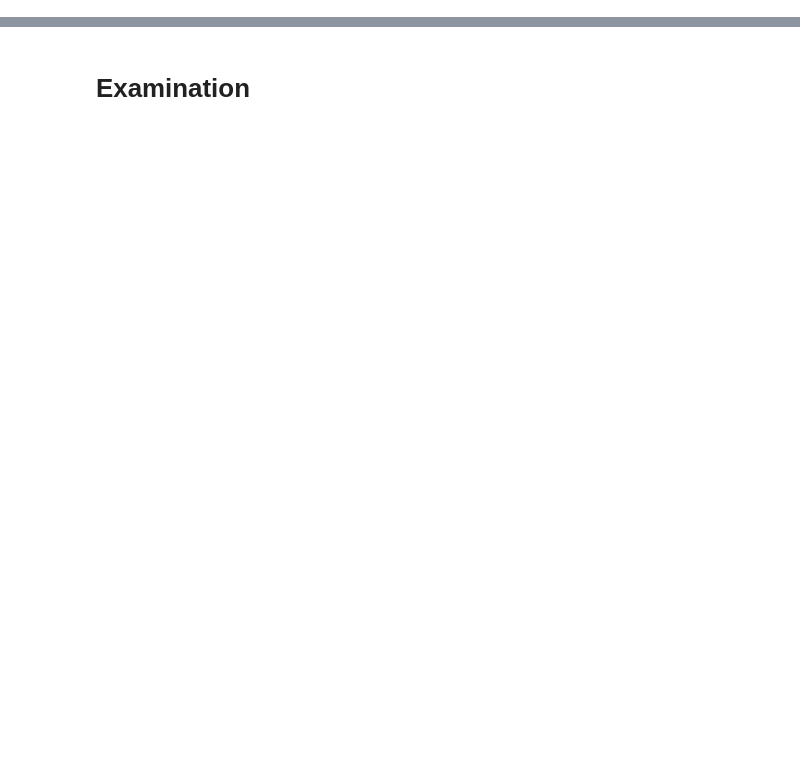
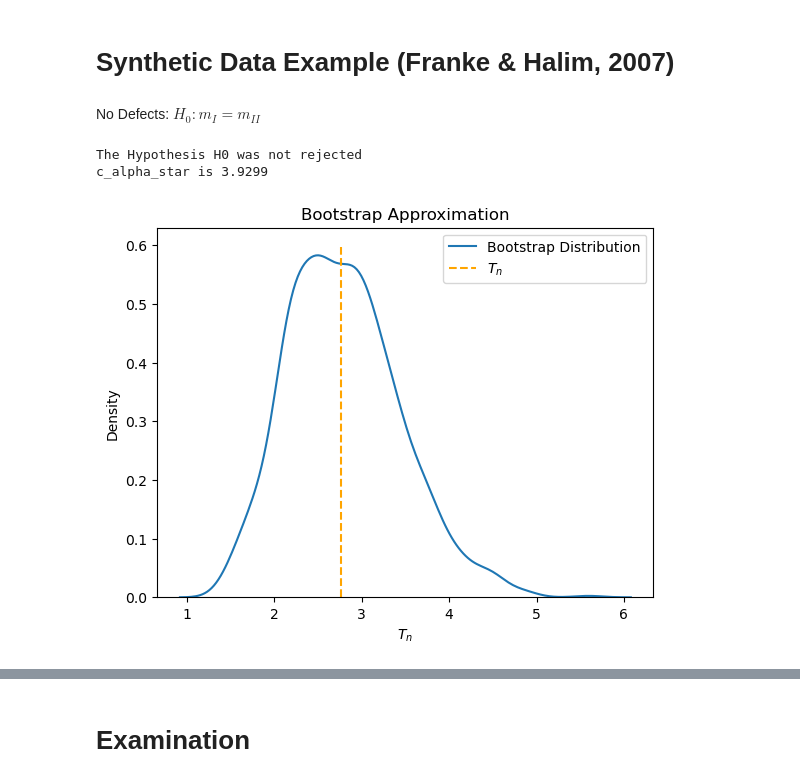
Before and after one commit to JonasEmrich/Wild-Bootstrap-Tests, a Jupyter notebook: wild_bootstrap.ipynb, the cells around one changed output, grey strips where cells are left out. Drawn from its saved outputs; the diff is of its cells as text; code cells hidden in the pictures; blank space fills up the shorter version.

```diff
--- a/wild_bootstrap.ipynb
+++ b/wild_bootstrap.ipynb
@@ -4,0 +17,26 @@ from utils import *
+# %% [markdown]
+# Synthetic Data Example (Franke & Halim, 2007)
+# %% [markdown]
+No Defects: $H_0: m_I = m_{II}$
+# %%
+# Generate observational data
+N = 500
+x = np.arange(N)/N
+m1 = np.sin(np.pi*2*x)
+sigma = 0.7 - 1.4*np.square(x-0.5)
+y1, y2 = generate_synthetic_data(m1, m1, sigma)
+
+# perform wild bootstrap
+rejected_bool, c_alpha_star, Tn_star_H0, Tn_H0 = wild_bootstrap(y1, y2, bartlett_priestley_kernel, h=0.02, g=0.03, residual_function=get_wild_residual, B=1000, alpha=0.05)
+
+fig, ax = plt.subplots()
+ax = sns.kdeplot(Tn_star_H0, ax=ax, label="Bootstrap Distribution")
+ax.vlines(Tn_H0, ymin=0, ymax=.6, linestyles="dashed",colors="orange", label=r"$T_n$")
+ax.set_xlabel(r"$T_n$")
+ax.set_title("Bootstrap Approximation")
+ax.legend()
+plt.show()
+# %% [output]
+The Hypothesis H0 was not rejected
+c_alpha_star is 3.9299
+[figure, added]
```
Also changed, not shown: parts of 8 cells of this notebook, 2 other files.
